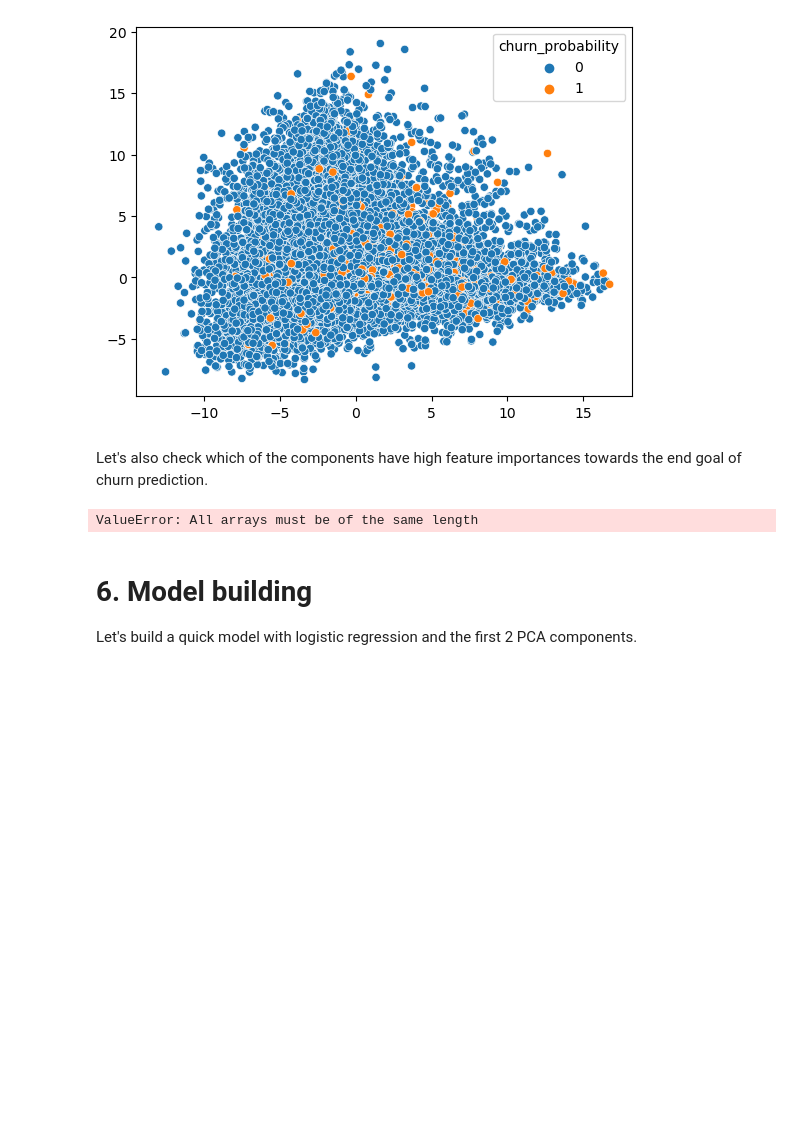
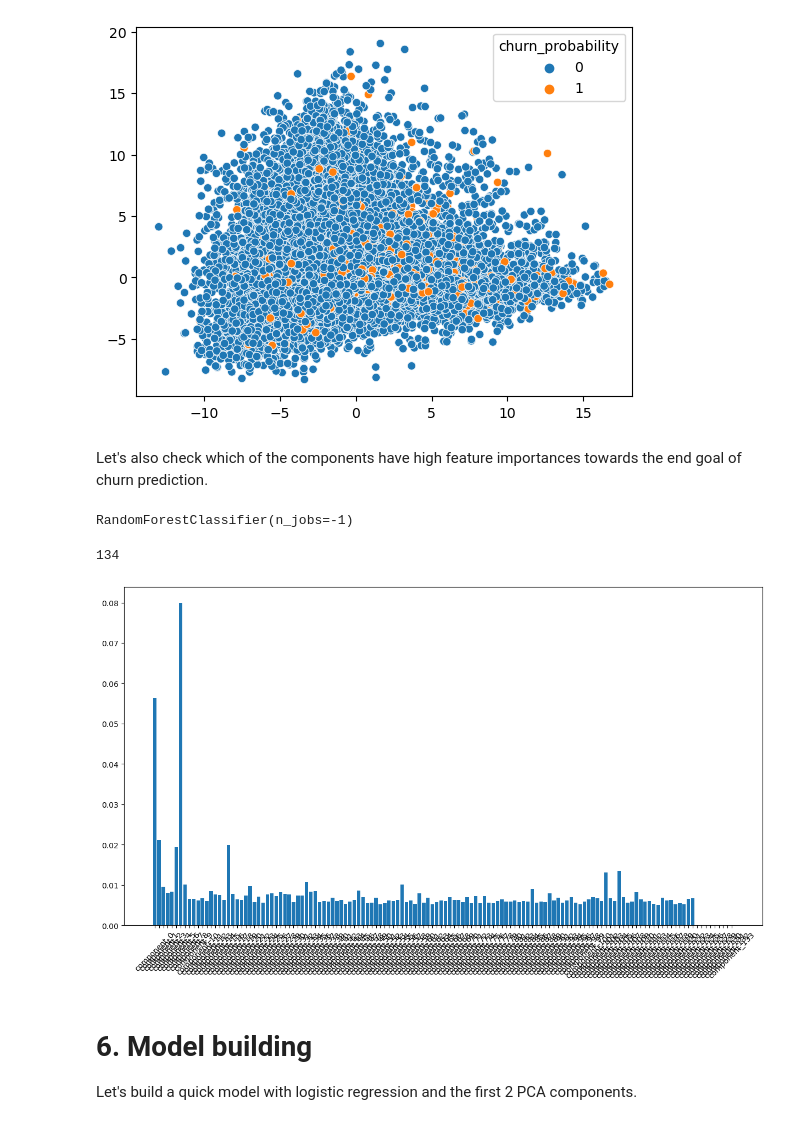
Before and after one commit to tikluganguly/TelecomDraft, a Jupyter notebook: tiklu-starter notebook.ipynb, the cells around one changed output. Drawn from its saved outputs; the diff is of its cells as text; code cells hidden in the pictures; blank space fills up the shorter version.

```diff
--- a/tiklu-starter notebook.ipynb
+++ b/tiklu-starter notebook.ipynb
@@ -464,19 +464,26 @@ plt.show()
 [figure]
 # %% [markdown]
 Let's also check which of the components have high feature importances towards the end goal of churn prediction.
+# %%
+rf = RandomForestClassifier(n_estimators=100, n_jobs=-1)
+rf.fit(pca_components, y_train)
+# %% [output]
+RandomForestClassifier(n_jobs=-1)
+# %%
+len(rf.feature_importances_)
+# %% [output]
+134
 # %%
-rf = RandomForestClassifier(n_estimators=100, n_jobs=-1)
-rf.fit(pca_components, y_train)
 
-feature_importances = pd.DataFrame({'col':['component_'+str(i) for i in range(16)],
+feature_importances = pd.DataFrame({'col':['component_'+str(i) for i in range(len(rf.feature_importances_))],
                                     'importance':rf.feature_importances_})
 
 plt.figure(figsize=(15,8))
 plt.xticks(rotation=45)
 plt.bar(feature_importances['col'], feature_importances['importance'])
 plt.show()
 # %% [output]
-ValueError: All arrays must be of the same length
+[figure, added]
 # %% [markdown]
 # 6. Model building
 
```
Also changed, not shown: 1 other file.
